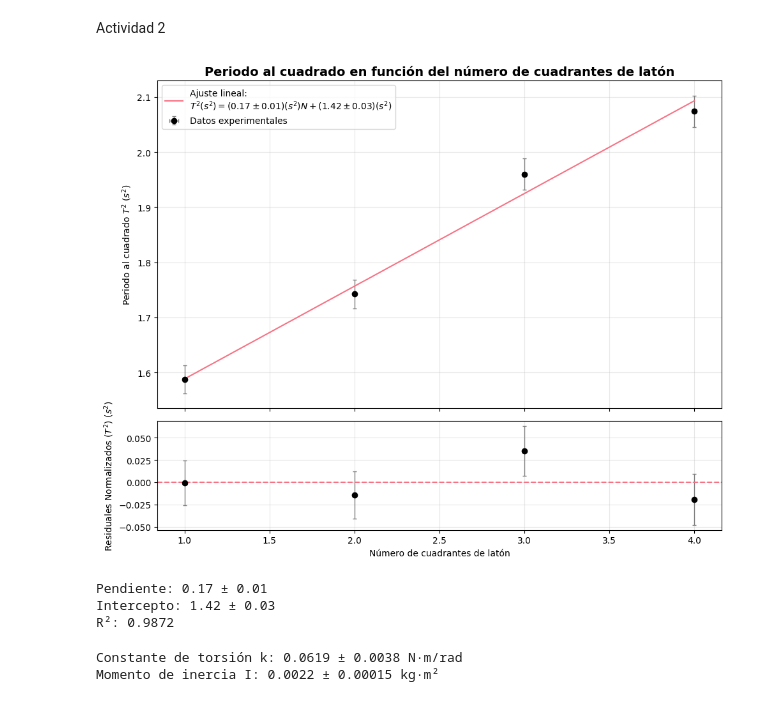
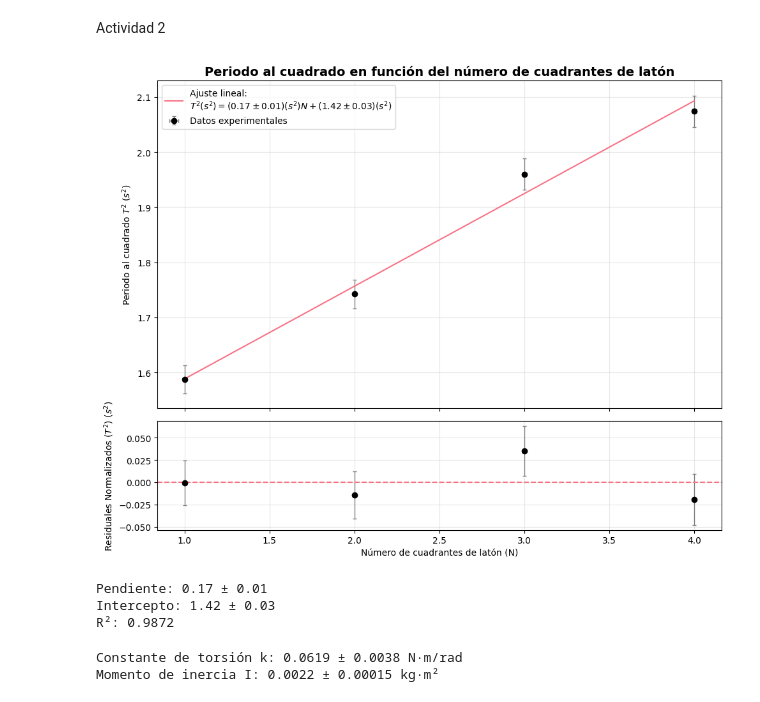
Before and after one commit to JessiDaniL/intermedio_cata_dani, a Jupyter notebook: actividad_4.ipynb, the cells around one changed output. Drawn from its saved outputs; the diff is of its cells as text; code cells hidden in the pictures.

```diff
--- a/actividad_4.ipynb
+++ b/actividad_4.ipynb
@@ -104,7 +104,7 @@ ax2.errorbar(angulo, resid,
              alpha=0.7)
 
 ax2.axhline(y=0, color='#95F4B9', linestyle='--', linewidth=1)
-ax2.set_xlabel(r'Ángulo $\theta$ (rad)', fontsize=12)
+ax2.set_xlabel(r'Ángulo $ \Delta \theta$ (rad)', fontsize=12)
 ax2.set_ylabel('Residuales Normalizados (V)', fontsize=12)
 ax2.grid(True, alpha=0.3)
 
@@ -318,35 +318,35 @@ def fit_and_plot(ax1, ax2, x, y, yerr, title):
     ax1.errorbar(x, y, xerr=des_in, yerr=yerr, fmt="o", color="black", ecolor="gray", elinewidth=1, capsize=2, label="Datos experimentales")
 
     ax1.plot(x_fit, y_fit, color="#F87284",
              label=(fr"Ajuste lineal:" "\n"
                     fr"$T^{2} (s^{2}) =({m_val}\pm{m_err}) (s^{2}) N +({b_val}\pm{b_err}) (s^{2})$"))
 
     ax1.legend()
     ax1.set_ylabel(r"Periodo al cuadrado $T^{2}$ ($s^{2}$)")
     ax1.set_title(title, fontsize=14, fontweight='bold')
     ax1.grid(True, alpha=0.3)
 
     ax2.errorbar(x, resid, yerr=yerr, fmt="o", color="black",
                  ecolor="gray", elinewidth=1, capsize=2)
     ax2.axhline(0, color="#F87284", linestyle="--")
-    ax2.set_xlabel(r"Número de cuadrantes de latón")
+    ax2.set_xlabel(r"Número de cuadrantes de latón (N)")
     ax2.set_ylabel(r"Residuales Normalizados ($T^{2}$) ($s^{2}$)")
     ax2.grid(True, alpha=0.3)
 
     return m_val, m_err, b_val, b_err, r2
 
 # Crear figura y graficar PRIMER conjunto
 fig, (ax1, ax2) = plt.subplots(2, 1, figsize=(10, 8), sharex=True,
                               gridspec_kw={'height_ratios': [3, 1]})
 m3, m_err3, b3, b_err3, r2_1 = fit_and_plot(ax1, ax2, N, T2, in_T2, r"Periodo al cuadrado en función del número de cuadrantes de latón")
 plt.tight_layout()
 plt.show()
 
 print(f"Pendiente: {m3} ± {m_err3}")
 print(f"Intercepto: {b3} ± {b_err3}")
 print(f"R²: {r2_1:.4f}")
 # %% [output]
-[figure, old version]
+[figure, new version]
 Pendiente: 0.17 ± 0.01
 Intercepto: 1.42 ± 0.03
 R²: 0.9872
```
Also changed, not shown: parts of 2 cells of this notebook, 5 other files.
